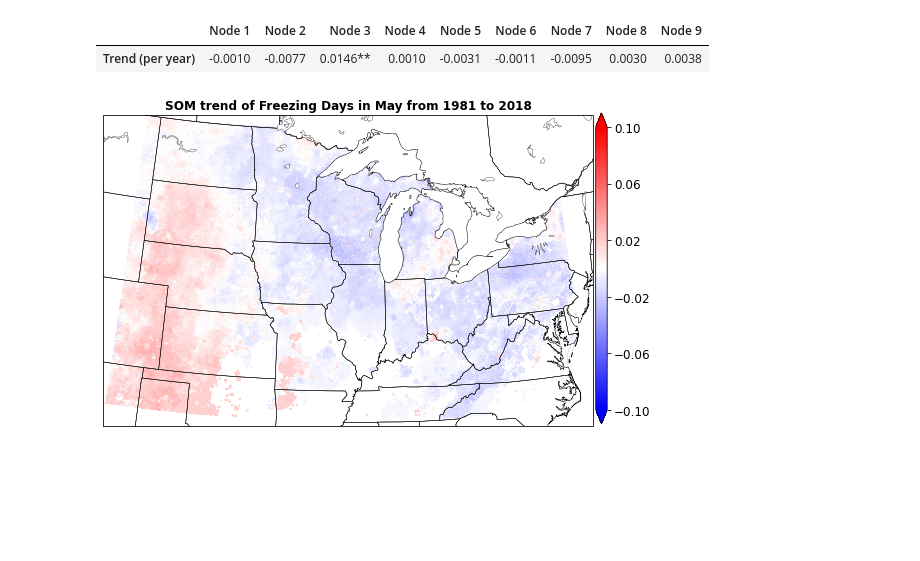
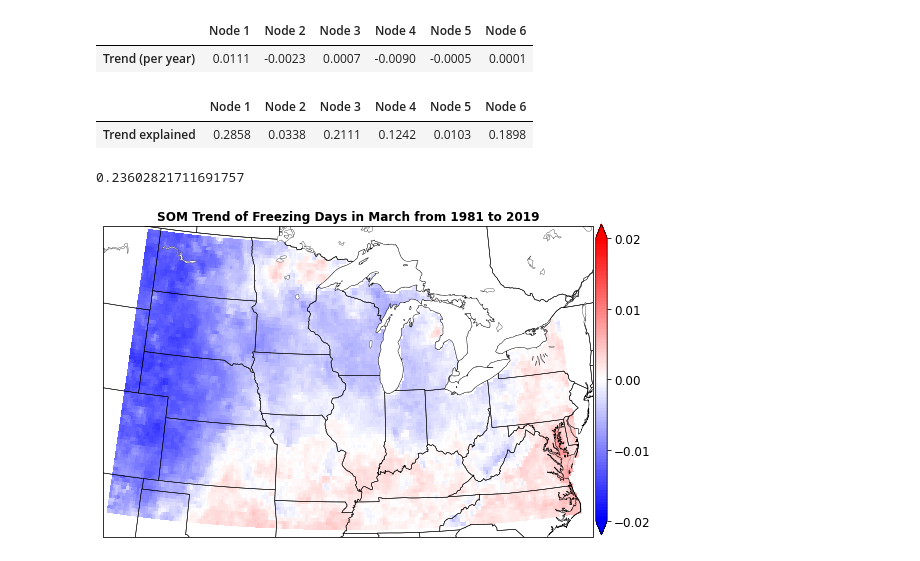
Before and after one commit to Diane1306/ERA5_PRISM, a Jupyter notebook: SOM.ipynb, the cells around one changed output. Drawn from its saved outputs; the diff is of its cells as text; code cells hidden in the pictures; blank space fills up the shorter version.

```diff
--- a/SOM.ipynb
+++ b/SOM.ipynb
@@ -64,8 +73,9 @@ rsqaured.mean()
 # %%
-winner_coordinates = pd.read_table(f'./var/{mon[mi]}SOMtimeseries.txt', delim_whitespace=True).values.T[0]
-cc = np.zeros(9)
+# winner_coordinates = pd.read_table(f'./var/{mon[mi]}SOMtimeseries.txt', delim_whitespace=True).values.T[0]
+cc = np.zeros(6)
 for yl in range(38):
-    pos = winner_coordinates[yl]
+#     pos = winner_coordinates[yl]
+    pos = c[yl]
     cc[pos-1] = cc[pos-1] + 1
 cc = cc / 38
 cc
@@ -105,20 +116,21 @@ def color_PositiveNegative(s):
     return 'color: %s' % color
 
 from scipy import stats
-ccy = np.zeros((9, 38))
+ccy = np.zeros((6, 38))
 for yl in range(38):
-    pos = winner_coordinates[yl]
+#     pos = winner_coordinates[yl]
+    pos = c[yl]
     ccy[pos-1, yl] = 1
 X = np.linspace(1,38,38)
-slope = np.zeros(9)
-pvalue = np.zeros(9)
-for ni in range(9):
+slope = np.zeros(6)
+pvalue = np.zeros(6)
+for ni in range(6):
     r = stats.linregress(X, ccy[ni,:])
     slope[ni] = r.slope
     pvalue[ni] = r.pvalue
 
-table = [[] for i in range(9)]
-for ni in range(9):
+table = [[] for i in range(6)]
+for ni in range(6):
     if pvalue[ni] < .05:
         table[ni] = f'{(slope[ni]):.4f}**'
     elif pvalue[ni] < .1:
@@ -126,11 +138,11 @@ for ni in range(9):
     else:
         table[ni] = f'{(slope[ni]):.4f}'
 df = pd.DataFrame({'Trend (per year)':table}).T
-df = df.rename(columns={i:f'Node {i+1}' for i in range(9)})
+df = df.rename(columns={i:f'Node {i+1}' for i in range(6)})
 df.style.applymap(color_PositiveNegative)
 # %% [output]
-|  | Node 1 | Node 2 | Node 3 | Node 4 | Node 5 | Node 6 | Node 7 | Node 8 | Node 9 |
-| Trend (per year) | -0.0010 | -0.0077 | 0.0146** | 0.0010 | -0.0031 | -0.0011 | -0.0095 | 0.0030 | 0.0038 |
+|  | Node 1 | Node 2 | Node 3 | Node 4 | Node 5 | Node 6 |
+| Trend (per year) | 0.0111 | -0.0023 | 0.0007 | -0.0090 | -0.0005 | 0.0001 |
 # %%
 import matplotlib.pyplot as plt
 from matplotlib.ticker import MaxNLocator
@@ -140,23 +152,23 @@ import cartopy.crs as ccrs
 import cartopy
 # %%
 extent = [-105, -75, 34, 49]
-fig, axs = plt.subplots(3, 3, figsize=(15, 9.5))
-for i in range(9):
-    ax = plt.subplot(3,3,i+1, projection=ccrs.AlbersEqualArea(np.mean(extent[:2]), np.mean(extent[2:])))
+fig, axs = plt.subplots(3, 2, figsize=(12, 11))
+for i in range(6):
+    ax = plt.subplot(3,2,i+1, projection=ccrs.AlbersEqualArea(np.mean(extent[:2]), np.mean(extent[2:])))
     ax.set_extent(extent)
     ax.add_feature(cartopy.feature.STATES.with_scale('10m'), lw=.5)
     ax.add_feature(cartopy.feature.BORDERS, lw=.3, linestyle=':')
     ax.add_feature(cartopy.feature.COASTLINE, lw=.3, linestyle=':')
     ax.add_feature(cartopy.feature.LAKES, edgecolor='black', facecolor='white', lw=.3)
 
-    levels = MaxNLocator(nbins=100).tick_values(-3, 3)
+    levels = MaxNLocator(nbins=100).tick_values(-2, 2)
     cmap = plt.get_cmap('bwr')
     norm = BoundaryNorm(levels, ncolors=cmap.N, clip=True)
 
     pc = plt.pcolormesh(Lon, Lat, weightmap[i, :, :], cmap=cmap, norm=norm, transform=ccrs.PlateCarree())
     plt.title(f'Node {i+1} ({cc[i]*100:.2f}%)', fontweight='bold')
 
-plt.suptitle(f'SOM patterns of freezing days in {mon[mi]} for 3by3 grid from 1981 to 2018', fontsize=15, fontweight='bold')
+plt.suptitle(f'SOM patterns of freezing days in {mon[mi]} for 3by2 grid from 1981 to 2018', fontsize=15, fontweight='bold')
 fig.subplots_adjust(bottom=0, top=0.9, left=0.1, right=0.9,
                 wspace=0.05, hspace=0.02)
 cb_ax = fig.add_axes([0.905, 0.021, 0.01, 0.87])
@@ -164,37 +176,66 @@ cbar = fig.colorbar(pc, cax=cb_ax, ticks=np.arange(-3, 3.2, .5), extend='both')
 cb_ax.tick_params(labelsize=12)
 plt.savefig(f'./plot/Composite/SOM{mon[mi]}.png', bbox_inches='tight')
 plt.close()
+# %%
+temp0 = []
+for ni in range(6):
+    temp0.append(slope[ni]*weight[ni, :])
+
+Fslope = np.load('./var/Min0DaysSlope.npy')
+SOMtrend3by2Rs = []
+for ni in range(6):
+    XX = pd.DataFrame({'SOMtrend':temp0[ni]})
+    Y = pd.DataFrame({'Trend':
+        np.array([[(Fslope[0, i:(yy-yy%4):4,j:(xx-xx%4):4]) for j in range(4)] for i in range(4)]).mean(axis=(0,1)).reshape(y*x)[flag]})
+    result = sm.OLS(XX['SOMtrend'], Y['Trend'], missing='drop').fit()
+    SOMtrend3by2Rs.append(result.rsquared_adj)
+SOMtrend3by2Rs
+df = pd.DataFrame({'Trend explained':[str(SOMtrend3by2Rs[i])[:6] for i in range(6)]}).T
+df = df.rename(columns={i:f'Node {i+1}' for i in range(6)})
+df
+# %% [output]
+|  | Node 1 | Node 2 | Node 3 | Node 4 | Node 5 | Node 6 |
+| Trend explained | 0.2858 | 0.0338 | 0.2111 | 0.1242 | 0.0103 | 0.1898 |
 # %%
 SOMsumtrend = []
-for ni in range(9):
-    SOMsumtrend.append(slope[ni]*SOMweight.values[ni, :])
+for ni in range(6):
+    SOMsumtrend.append(slope[ni]*weight[ni, :])
 SOMsumtrend = np.array(SOMsumtrend).sum(axis=0)
 SOMtrend = np.zeros(y*x) * np.nan
 SOMtrend[flag] = SOMsumtrend
 SOMtrend = SOMtrend.reshape((y, x))
+# %%
+slope = np.load('./var/Min0DaysSlope.npy')
+XX = pd.DataFrame({'SOMtrend':SOMtrend.reshape(y*x)[flag]})
+Y = pd.DataFrame({'Trend':
+    np.array([[(slope[0, i:(yy-yy%4):4,j:(xx-xx%4):4]) for j in range(4)] for i in range(4)]).mean(axis=(0,1)).reshape(y*x)[flag]})
+result = sm.OLS(XX['SOMtrend'], Y['Trend'], missing='drop').fit()
+result.rsquared_adj
+# %% [output]
+0.23602821711691757
 # %%
 extent = [-105, -75, 34, 49]
 fig, axs = plt.subplots(1, 1, figsize=(8, 6))
 ax = plt.subplot(1,1,1, projection=ccrs.AlbersEqualArea(np.mean(extent[:2]), np.mean(extent[2:])))
 ax.set_extent(extent)
 ax.add_feature(cartopy.feature.STATES.with_scale('10m'), lw=.5)
 ax.add_feature(cartopy.feature.BORDERS, lw=.3, linestyle=':')
 ax.add_feature(cartopy.feature.COASTLINE, lw=.3, linestyle=':')
 ax.add_feature(cartopy.feature.LAKES, edgecolor='black', facecolor='white', lw=.3)
 
-levels = MaxNLocator(nbins=100).tick_values(-.1, .1)
+levels = MaxNLocator(nbins=100).tick_values(-.02, .02)
 cmap = plt.get_cmap('bwr')
 norm = BoundaryNorm(levels, ncolors=cmap.N, clip=True)
 
 pc = plt.pcolormesh(Lon, Lat, SOMtrend, cmap=cmap, norm=norm, transform=ccrs.PlateCarree())
-plt.title(f'SOM trend of Freezing Days in {mon[mi]} from 1981 to 2018', fontweight='bold')
+plt.title(f'SOM Trend of Freezing Days in {mon[mi]} from 1981 to 2019', fontweight='bold')
 
 fig.subplots_adjust(bottom=0, top=0.95, left=0.05, right=0.9)
 cb_ax = fig.add_axes([0.905, 0.12, 0.02, 0.72])
-cbar = fig.colorbar(pc, cax=cb_ax, ticks=np.arange(-.1, .12, .04), extend='both')
+cbar = fig.colorbar(pc, cax=cb_ax, ticks=np.arange(-.03, .04, .01), extend='both')
 cb_ax.tick_params(labelsize=12)
 # %% [output]
-[figure, old version]
+[figure, new version]
 # %%
 # mapsize=[5, 5]
 # sm = SOMFactory.build(X, mapsize, mask=None, mapshape='planar', lattice='rect', normalization='var', initialization='pca', neighborhood='gaussian', training='batch', name='sompy')  # this will use the default parameters, but i can change the initialization and neighborhood methods
```
Also changed, not shown: parts of 8 cells of this notebook, 2 other files.
